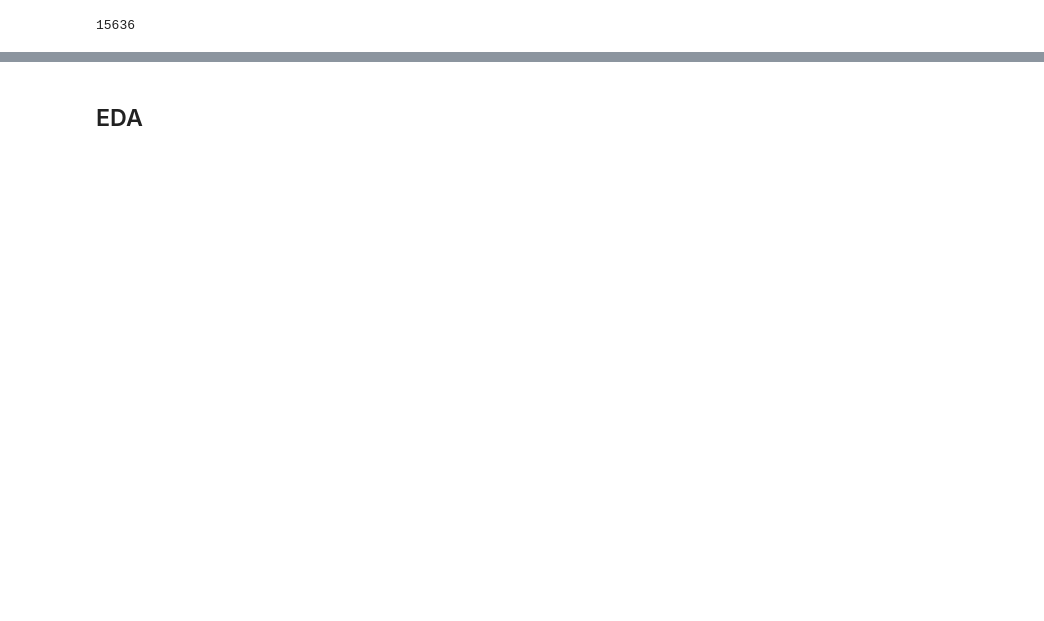
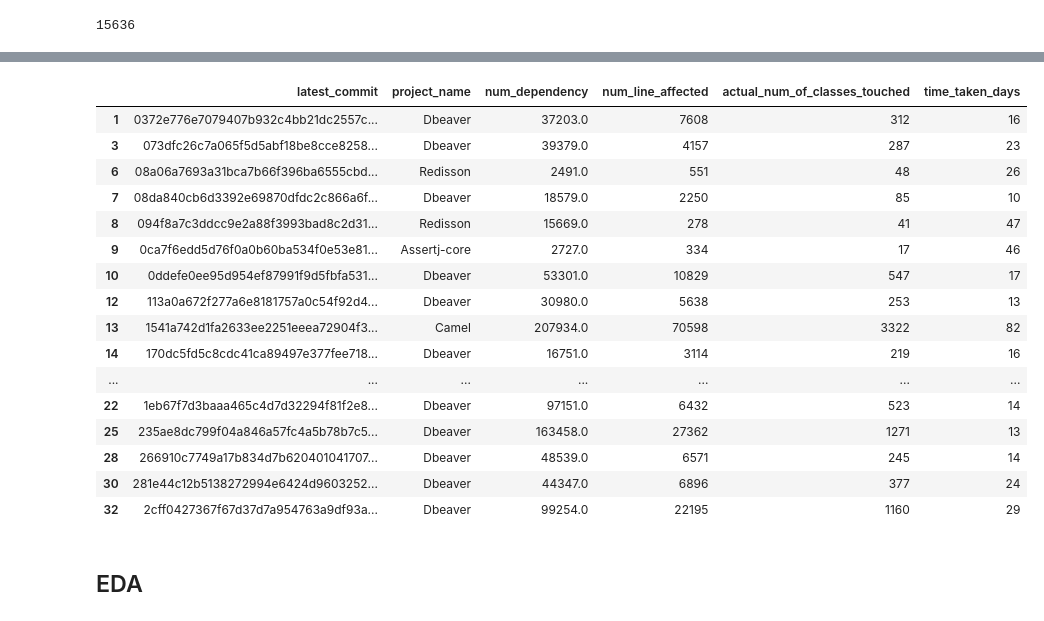
Before and after one commit to alvintanjianjia/SoftwareRemodularization, a Jupyter notebook: Effort Estimation Model-01.ipynb, the cells around one changed output, grey strips where cells are left out. Saved outputs shown, nothing was run; the diff lists cells and outputs as text; code cells hidden in the pictures; blank space fills up the shorter version.

```diff
--- a/Effort Estimation Model-01.ipynb
+++ b/Effort Estimation Model-01.ipynb
@@ -84,3 +116,23 @@ main_df.head()
+# %%
+test_df.head(20)
+# %% [output]
+|  | latest_commit | project_name | num_dependency | num_line_affected | actual_num_of_classes_touched | time_taken_days |
+| 1 | 0372e776e7079407b932c4bb21dc2557c... | Dbeaver | 37203.0 | 7608 | 312 | 16 |
+| 3 | 073dfc26c7a065f5d5abf18be8cce8258... | Dbeaver | 39379.0 | 4157 | 287 | 23 |
+| 6 | 08a06a7693a31bca7b66f396ba6555cbd... | Redisson | 2491.0 | 551 | 48 | 26 |
+| 7 | 08da840cb6d3392e69870dfdc2c866a6f... | Dbeaver | 18579.0 | 2250 | 85 | 10 |
+| 8 | 094f8a7c3ddcc9e2a88f3993bad8c2d31... | Redisson | 15669.0 | 278 | 41 | 47 |
+| 9 | 0ca7f6edd5d76f0a0b60ba534f0e53e81... | Assertj-core | 2727.0 | 334 | 17 | 46 |
+| 10 | 0ddefe0ee95d954ef87991f9d5fbfa531... | Dbeaver | 53301.0 | 10829 | 547 | 17 |
+| 12 | 113a0a672f277a6e8181757a0c54f92d4... | Dbeaver | 30980.0 | 5638 | 253 | 13 |
+| 13 | 1541a742d1fa2633ee2251eeea72904f3... | Camel | 207934.0 | 70598 | 3322 | 82 |
+| 14 | 170dc5fd5c8cdc41ca89497e377fee718... | Dbeaver | 16751.0 | 3114 | 219 | 16 |
+| ... | ... | ... | ... | ... | ... | ... |
+| 22 | 1eb67f7d3baaa465c4d7d32294f81f2e8... | Dbeaver | 97151.0 | 6432 | 523 | 14 |
+| 25 | 235ae8dc799f04a846a57fc4a5b78b7c5... | Dbeaver | 163458.0 | 27362 | 1271 | 13 |
+| 28 | 266910c7749a17b834d7b620401041707... | Dbeaver | 48539.0 | 6571 | 245 | 14 |
+| 30 | 281e44c12b5138272994e6424d9603252... | Dbeaver | 44347.0 | 6896 | 377 | 24 |
+| 32 | 2cff0427367f67d37d7a954763a9df93a... | Dbeaver | 99254.0 | 22195 | 1160 | 29 |
 # %% [markdown]
 ## EDA
 # %%
```
Also changed, not shown: parts of 13 cells of this notebook, 1 other file.
